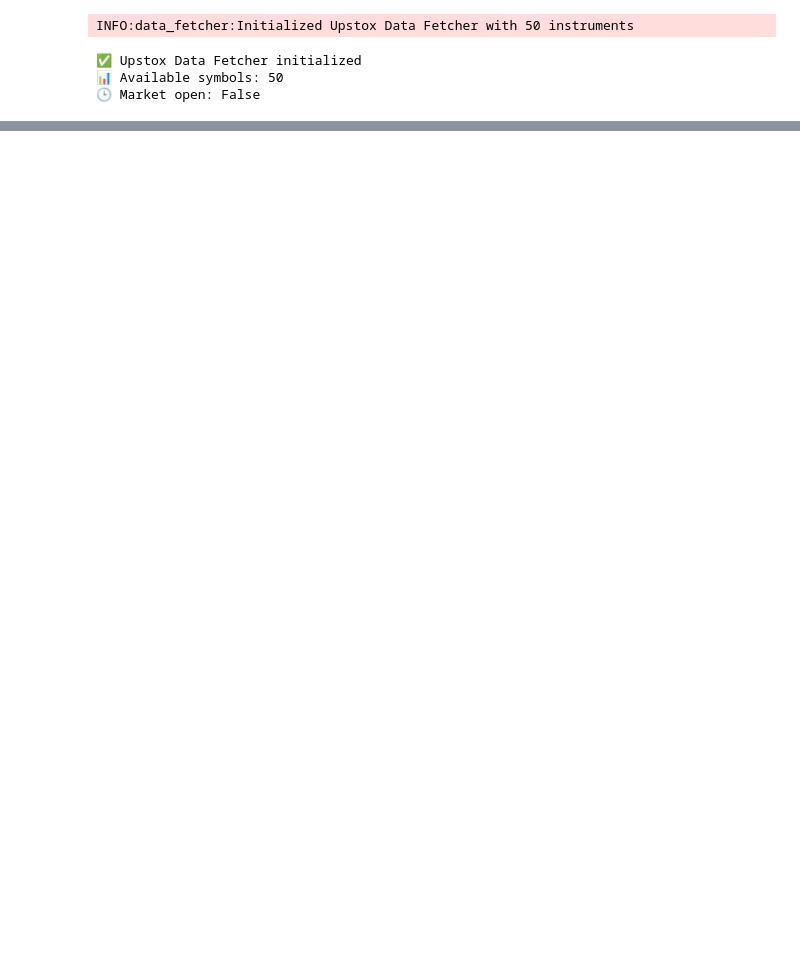
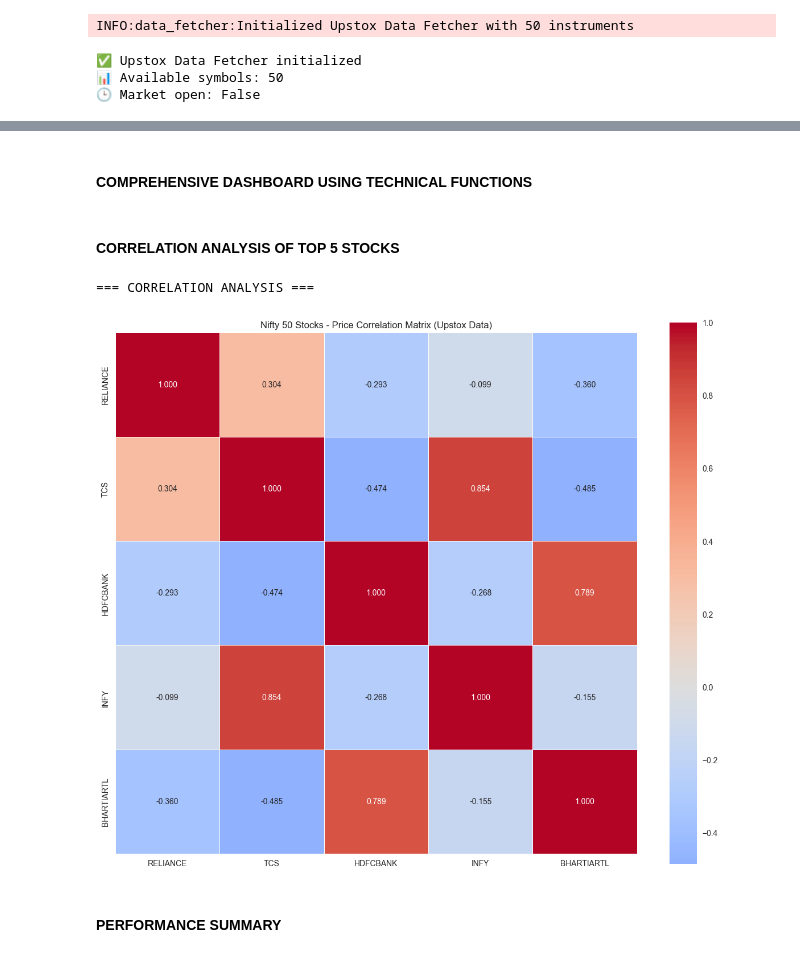
Before and after one commit to jcb03/Indian-Stock-Market-Prediction-ML-project, a Jupyter notebook: notebooks/production_eda.ipynb, the cells around one changed output, grey strips where cells are left out. Drawn from its saved outputs; the diff is of its cells as text; code cells hidden in the pictures; blank space fills up the shorter version.

Commit message:
completed the EDA notebook for top 5 performing stocks

```diff
--- a/notebooks/production_eda.ipynb
+++ b/notebooks/production_eda.ipynb
@@ -42,0 +89,11 @@ INFO:data_fetcher:Initialized Upstox Data Fetcher with 50 instruments
+# %%
+#Current Prices
+print("💰 Current/Latest Prices:")
+current_prices = {}
+for symbol in symbols_to_analyze:
+    if symbol in stock_data:
+        price_info = fetcher.get_current_price(symbol)
+        if price_info:
+            current_prices[symbol] = price_info
+            price_type = "🔴 LIVE" if price_info['type'] == 'live' else "📅 LAST TRADING DAY"
+            print(f"{symbol}: ₹{price_info['price']:.2f} ({price_type})")
@@ -42,0 +158,2 @@ INFO:data_fetcher:Initialized Upstox Data Fetcher with 50 instruments
+# %% [markdown]
+#### COMPREHENSIVE DASHBOARD USING TECHNICAL FUNCTIONS
@@ -42,0 +237,24 @@ INFO:data_fetcher:Initialized Upstox Data Fetcher with 50 instruments
+# %% [markdown]
+#### CORRELATION ANALYSIS OF TOP 5 STOCKS
+# %%
+# Correlation Analysis
+print("=== CORRELATION ANALYSIS ===")
+
+if len(stock_data) > 1:
+    close_prices = pd.DataFrame()
+    for symbol, data in stock_data.items():
+        close_prices[symbol] = data.set_index('Date')['Close']
+
+    correlation_matrix = close_prices.corr()
+
+    plt.figure(figsize=(12, 10))
+    sns.heatmap(correlation_matrix, annot=True, cmap='coolwarm', center=0,
+                square=True, linewidths=0.5, fmt='.3f')
+    plt.title('Nifty 50 Stocks - Price Correlation Matrix (Upstox Data)')
+    plt.tight_layout()
+    plt.show()
+# %% [output]
+=== CORRELATION ANALYSIS ===
+[figure, added]
+# %% [markdown]
+#### PERFORMANCE SUMMARY
```
Also changed, not shown: parts of 14 cells of this notebook, 2 other files.
